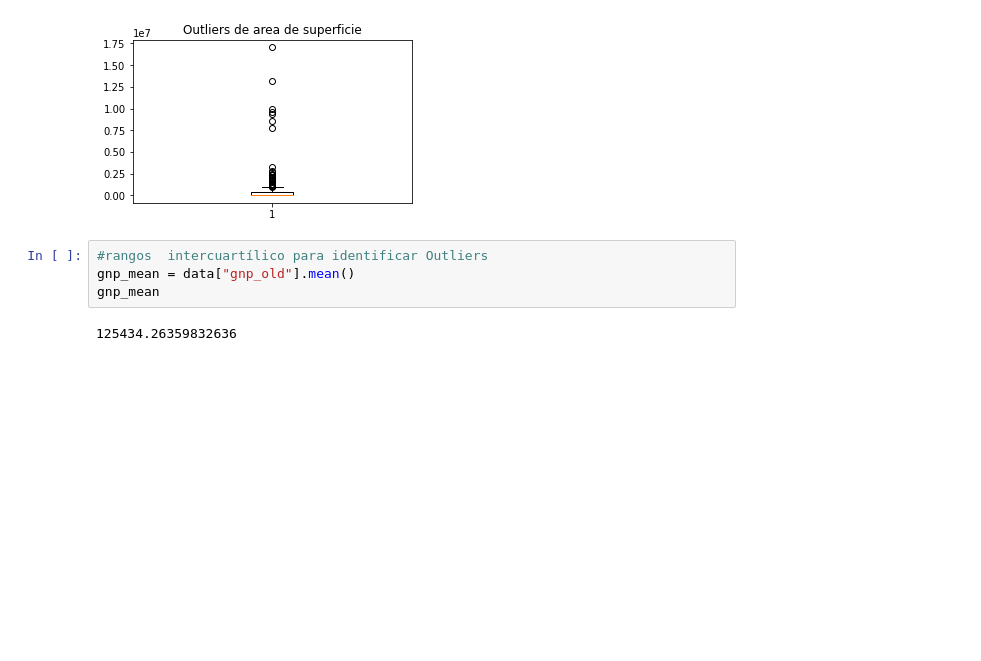
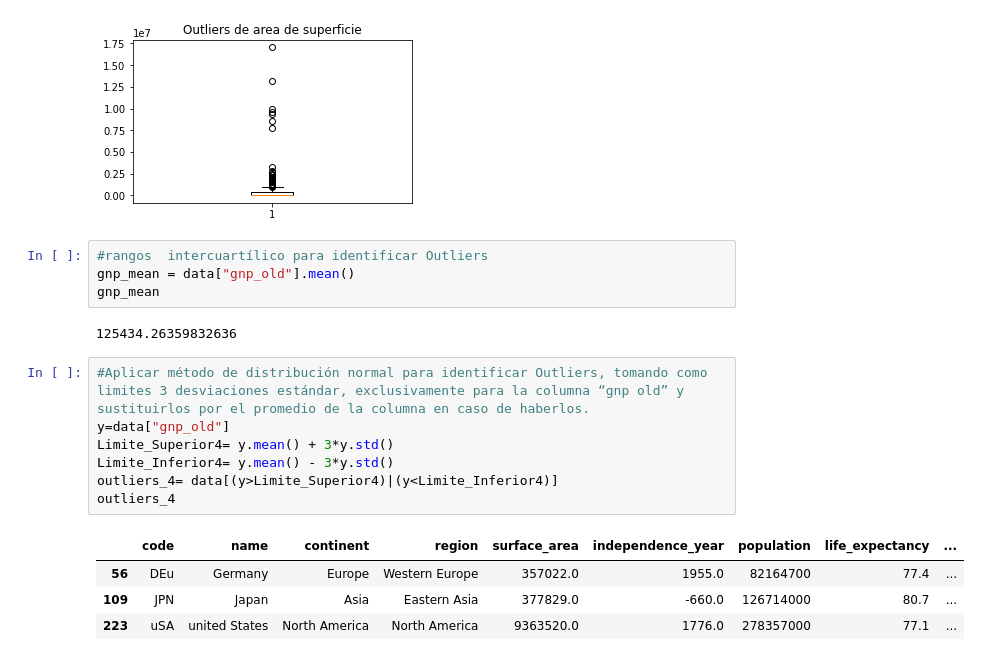
Before and after one commit to VictoriaTeCa/retouno, a Jupyter notebook: retofinal.ipynb, the cells around one changed output. Cells and saved outputs as stored; diff of their text form; blank space fills up the shorter version.

```diff
--- a/retofinal.ipynb
+++ b/retofinal.ipynb
@@ -257,3 +257,15 @@ gnp_mean = data["gnp_old"].mean()
 gnp_mean
 # %% [output]
 125434.26359832636
+# %%
+#Aplicar método de distribución normal para identificar Outliers, tomando como limites 3 desviaciones estándar, exclusivamente para la columna “gnp old” y sustituirlos por el promedio de la columna en caso de haberlos.
+y=data["gnp_old"]
+Limite_Superior4= y.mean() + 3*y.std()
+Limite_Inferior4= y.mean() - 3*y.std()
+outliers_4= data[(y>Limite_Superior4)|(y<Limite_Inferior4)]
+outliers_4
+# %% [output]
+|  | code | name | continent | region | surface_area | independence_year | population | life_expectancy | ... |
+| 56 | DEu | Germany | Europe | Western Europe | 357022.0 | 1955.0 | 82164700 | 77.4 | ... |
+| 109 | JPN | Japan | Asia | Eastern Asia | 377829.0 | -660.0 | 126714000 | 80.7 | ... |
+| 223 | uSA | united States | North America | North America | 9363520.0 | 1776.0 | 278357000 | 77.1 | ... |
```
